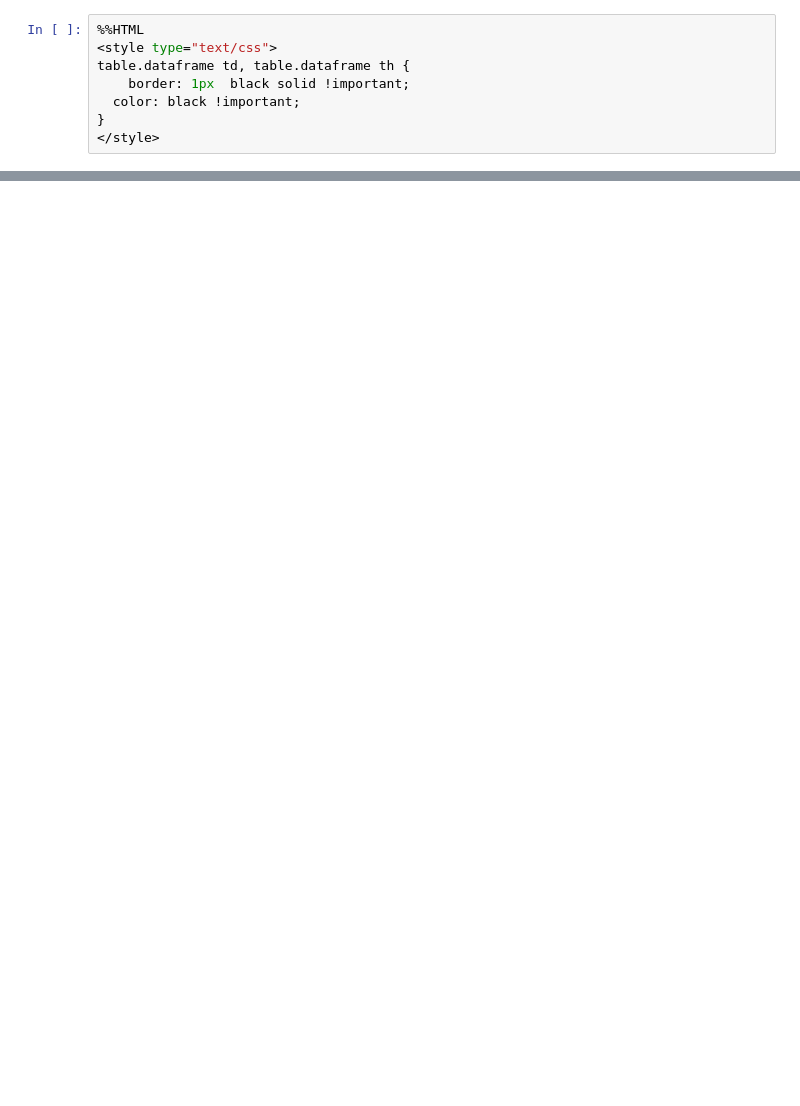
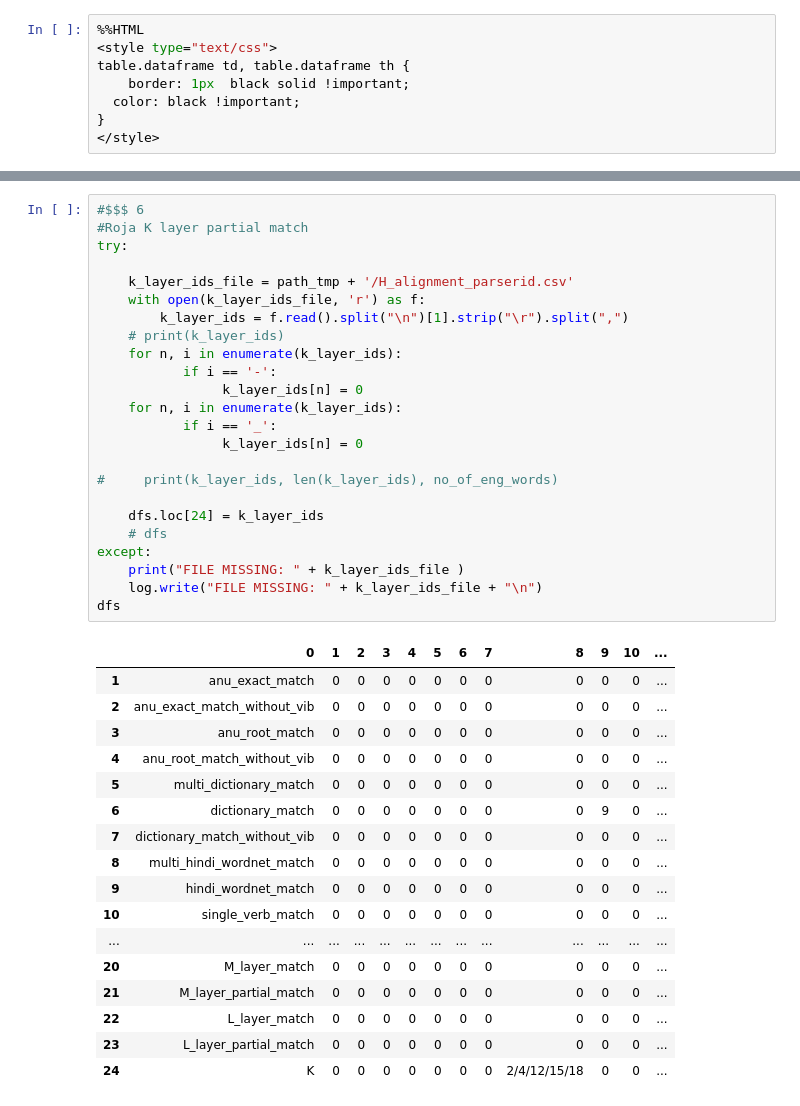
Before and after one commit to PawarKishori/Alignment1, a Jupyter notebook: working_debug/Parser_facts_in_csv.ipynb, the cells around one changed output, grey strips where cells are left out. Cells and saved outputs as stored; diff of their text form; blank space fills up the shorter version.

```diff
--- a/working_debug/Parser_facts_in_csv.ipynb
+++ b/working_debug/Parser_facts_in_csv.ipynb
@@ -221,0 +404,42 @@ final_row_in_csv1= anchor1_str_list
+# %%
+#$$$ 6
+#Roja K layer partial match
+try:
+
+    k_layer_ids_file = path_tmp + '/H_alignment_parserid.csv'
+    with open(k_layer_ids_file, 'r') as f:
+        k_layer_ids = f.read().split("\n")[1].strip("\r").split(",")
+    # print(k_layer_ids)
+    for n, i in enumerate(k_layer_ids):
+           if i == '-':
+                k_layer_ids[n] = 0
+    for n, i in enumerate(k_layer_ids):
+           if i == '_':
+                k_layer_ids[n] = 0
+
+#     print(k_layer_ids, len(k_layer_ids), no_of_eng_words)
+
+    dfs.loc[24] = k_layer_ids
+    # dfs
+except:
+    print("FILE MISSING: " + k_layer_ids_file )
+    log.write("FILE MISSING: " + k_layer_ids_file + "\n")
+dfs
+# %% [output]
+|  | 0 | 1 | 2 | 3 | 4 | 5 | 6 | 7 | 8 | 9 | 10 | ... |
+| 1 | anu_exact_match | 0 | 0 | 0 | 0 | 0 | 0 | 0 | 0 | 0 | 0 | ... |
+| 2 | anu_exact_match_without_vib | 0 | 0 | 0 | 0 | 0 | 0 | 0 | 0 | 0 | 0 | ... |
+| 3 | anu_root_match | 0 | 0 | 0 | 0 | 0 | 0 | 0 | 0 | 0 | 0 | ... |
+| 4 | anu_root_match_without_vib | 0 | 0 | 0 | 0 | 0 | 0 | 0 | 0 | 0 | 0 | ... |
+| 5 | multi_dictionary_match | 0 | 0 | 0 | 0 | 0 | 0 | 0 | 0 | 0 | 0 | ... |
+| 6 | dictionary_match | 0 | 0 | 0 | 0 | 0 | 0 | 0 | 0 | 9 | 0 | ... |
+| 7 | dictionary_match_without_vib | 0 | 0 | 0 | 0 | 0 | 0 | 0 | 0 | 0 | 0 | ... |
+| 8 | multi_hindi_wordnet_match | 0 | 0 | 0 | 0 | 0 | 0 | 0 | 0 | 0 | 0 | ... |
+| 9 | hindi_wordnet_match | 0 | 0 | 0 | 0 | 0 | 0 | 0 | 0 | 0 | 0 | ... |
+| 10 | single_verb_match | 0 | 0 | 0 | 0 | 0 | 0 | 0 | 0 | 0 | 0 | ... |
+| ... | ... | ... | ... | ... | ... | ... | ... | ... | ... | ... | ... | ... |
+| 20 | M_layer_match | 0 | 0 | 0 | 0 | 0 | 0 | 0 | 0 | 0 | 0 | ... |
+| 21 | M_layer_partial_match | 0 | 0 | 0 | 0 | 0 | 0 | 0 | 0 | 0 | 0 | ... |
+| 22 | L_layer_match | 0 | 0 | 0 | 0 | 0 | 0 | 0 | 0 | 0 | 0 | ... |
+| 23 | L_layer_partial_match | 0 | 0 | 0 | 0 | 0 | 0 | 0 | 0 | 0 | 0 | ... |
+| 24 | K | 0 | 0 | 0 | 0 | 0 | 0 | 0 | 2/4/12/15/18 | 0 | 0 | ... |
```
Also changed, not shown: parts of 15 cells of this notebook.
